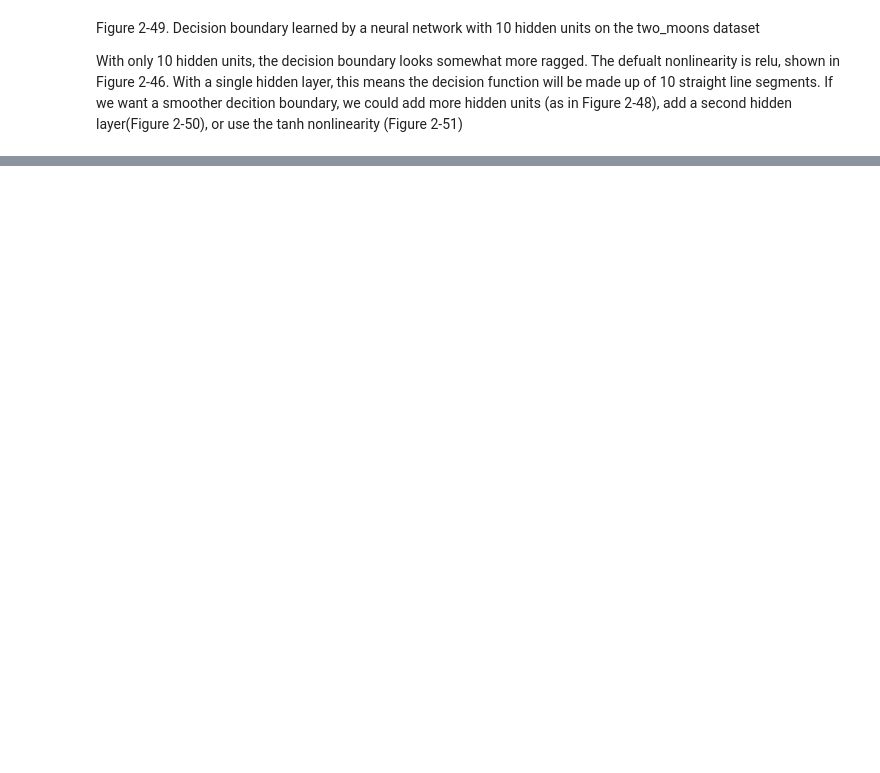
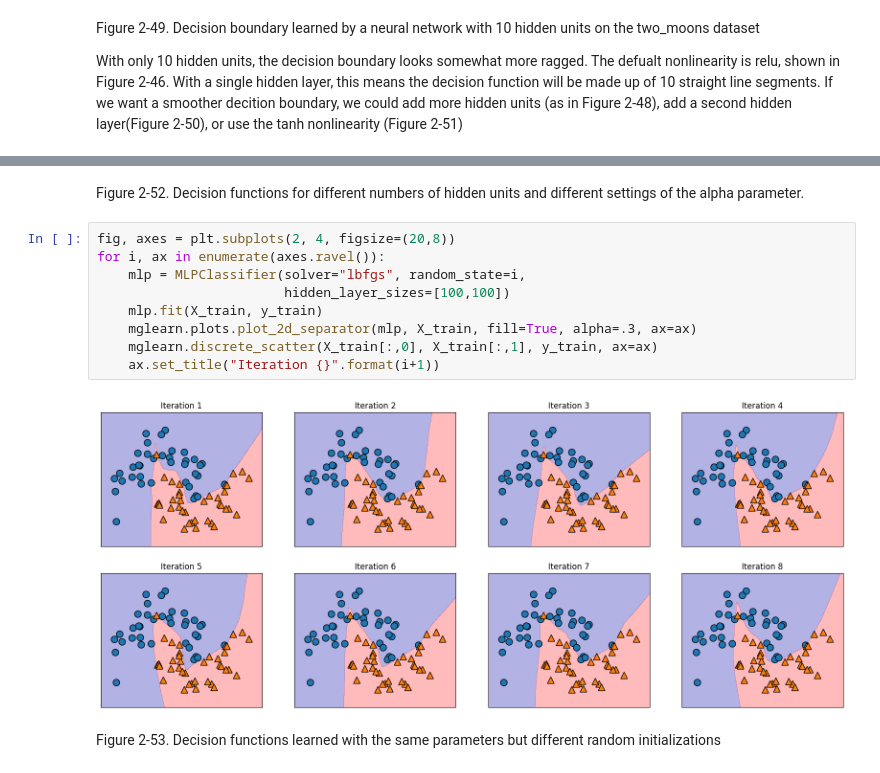
Before and after one commit to Youngsoo1024/Python_ML, a Jupyter notebook: Chap 2/ch2_test.ipynb, the cells around one changed output, grey strips where cells are left out. Drawn from its saved outputs; the diff is of its cells as text; blank space fills up the shorter version.

```diff
--- a/Chap 2/ch2_test.ipynb
+++ b/Chap 2/ch2_test.ipynb
@@ -1114,0 +1142,15 @@ Text(0, 0.5, 'Feature 1')
+# %% [markdown]
+Figure 2-52. Decision functions for different numbers of hidden units and different settings of the alpha parameter.
+# %%
+fig, axes = plt.subplots(2, 4, figsize=(20,8))
+for i, ax in enumerate(axes.ravel()):
+    mlp = MLPClassifier(solver="lbfgs", random_state=i,
+                        hidden_layer_sizes=[100,100])
+    mlp.fit(X_train, y_train)
+    mglearn.plots.plot_2d_separator(mlp, X_train, fill=True, alpha=.3, ax=ax)
+    mglearn.discrete_scatter(X_train[:,0], X_train[:,1], y_train, ax=ax)
+    ax.set_title("Iteration {}".format(i+1))
+# %% [output]
+[figure, added]
+# %% [markdown]
+Figure 2-53. Decision functions learned with the same parameters but different random initializations
```
Also changed, not shown: parts of 20 cells of this notebook, 1 other file.
